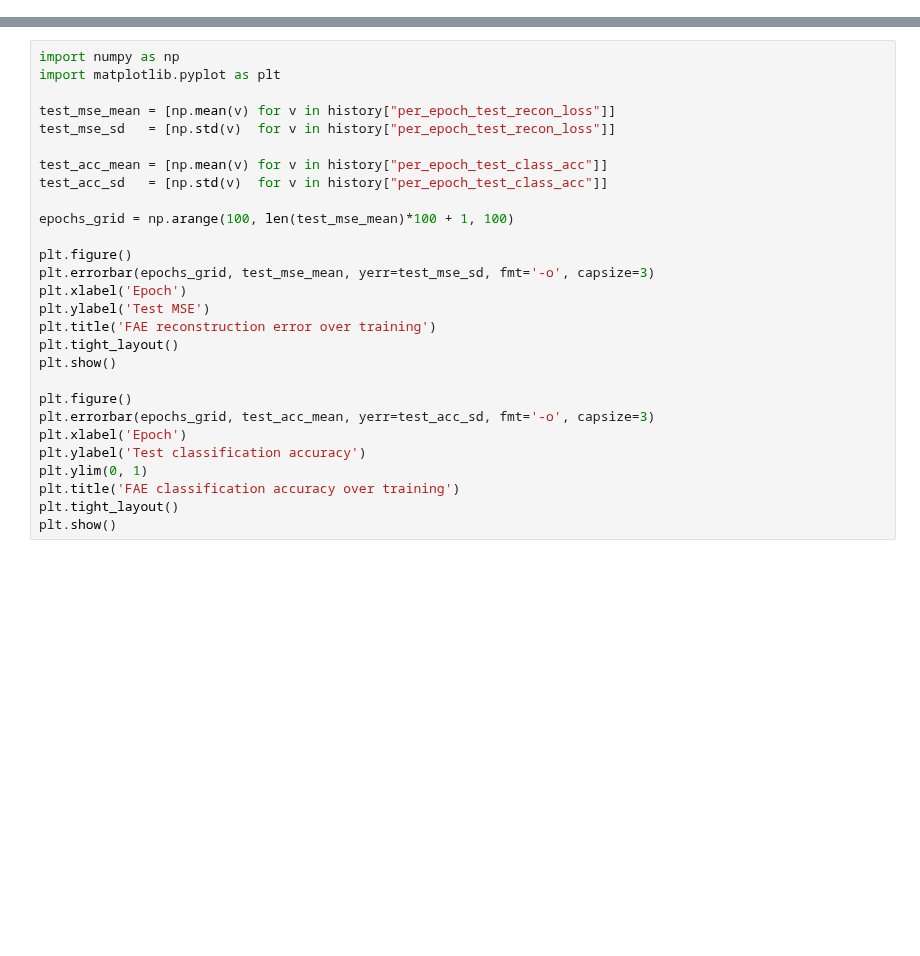
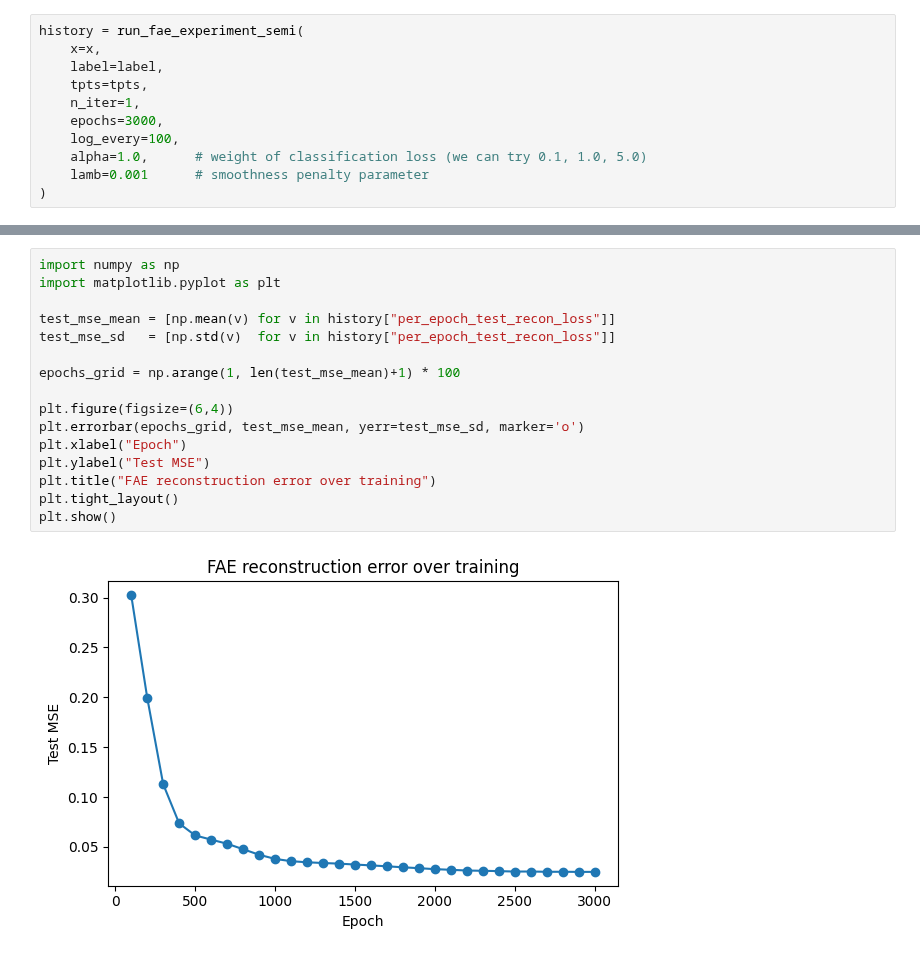
Before and after one commit to mobinapourmoshir/Functional-Autoencoder, a Jupyter notebook: Code/Semi-supervised FAE.ipynb, the cells around one changed output, grey strips where cells are left out. Drawn from its saved outputs; the diff is of its cells as text; blank space fills up the shorter version.

Commit message:
SemiFAE

```diff
--- a/Code/Semi-supervised FAE.ipynb
+++ b/Code/Semi-supervised FAE.ipynb
@@ -325,3 +369,14 @@ def run_fae_experiment(
             }
 
     return history
+# %%
+history = run_fae_experiment_semi(
+    x=x,
+    label=label,
+    tpts=tpts,
+    n_iter=1,
+    epochs=3000,
+    log_every=100,
+    alpha=1.0,      # weight of classification loss (we can try 0.1, 1.0, 5.0)
+    lamb=0.001      # smoothness penalty parameter
+)
@@ -328,29 +401,19 @@ def run_fae_experiment(
 # %%
 import numpy as np
 import matplotlib.pyplot as plt
 
 test_mse_mean = [np.mean(v) for v in history["per_epoch_test_recon_loss"]]
 test_mse_sd   = [np.std(v)  for v in history["per_epoch_test_recon_loss"]]
 
-test_acc_mean = [np.mean(v) for v in history["per_epoch_test_class_acc"]]
-test_acc_sd   = [np.std(v)  for v in history["per_epoch_test_class_acc"]]
+epochs_grid = np.arange(1, len(test_mse_mean)+1) * 100
 
-epochs_grid = np.arange(100, len(test_mse_mean)*100 + 1, 100)
-
-plt.figure()
-plt.errorbar(epochs_grid, test_mse_mean, yerr=test_mse_sd, fmt='-o', capsize=3)
-plt.xlabel('Epoch')
-plt.ylabel('Test MSE')
-plt.title('FAE reconstruction error over training')
+plt.figure(figsize=(6,4))
+plt.errorbar(epochs_grid, test_mse_mean, yerr=test_mse_sd, marker='o')
+plt.xlabel("Epoch")
+plt.ylabel("Test MSE")
+plt.title("FAE reconstruction error over training")
 plt.tight_layout()
 plt.show()
-
-plt.figure()
-plt.errorbar(epochs_grid, test_acc_mean, yerr=test_acc_sd, fmt='-o', capsize=3)
-plt.xlabel('Epoch')
-plt.ylabel('Test classification accuracy')
-plt.ylim(0, 1)
-plt.title('FAE classification accuracy over training')
-plt.tight_layout()
-plt.show()
+# %% [output]
+[figure, added]
 # %%
```
Also changed, not shown: parts of 9 cells of this notebook, 1 other file.
